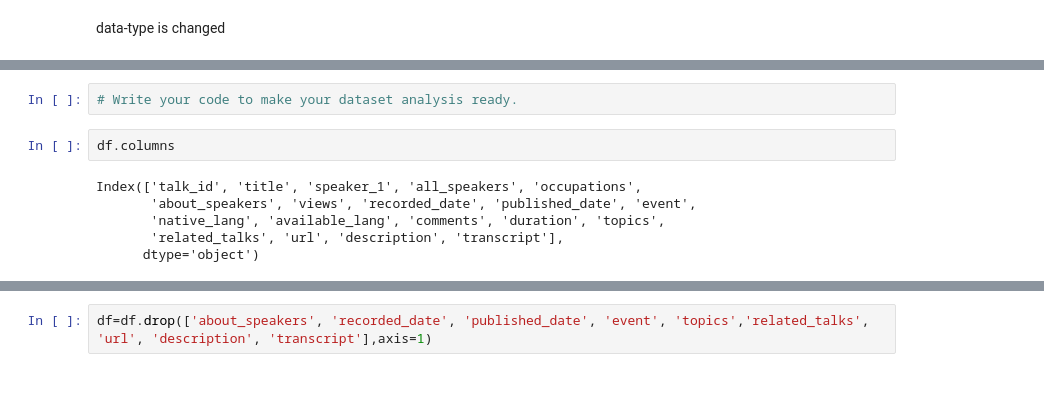
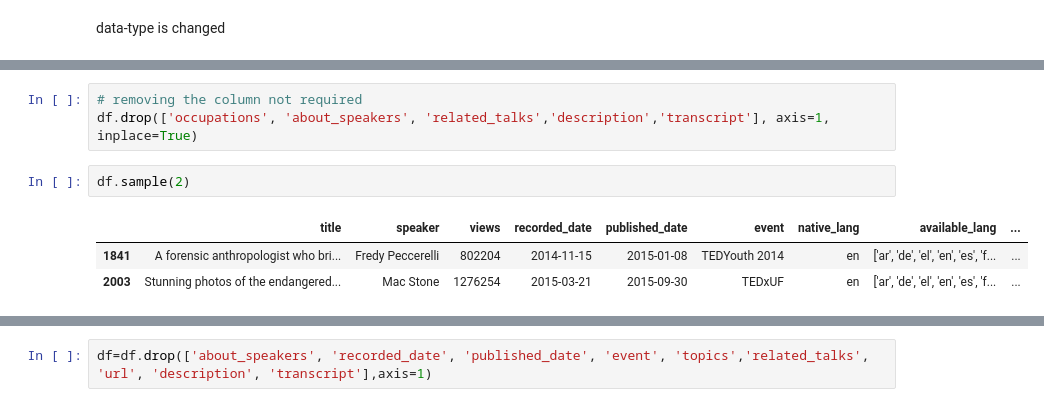
Before and after one commit to Aman811630/TED-talks-views-Prediction--ML-project, a Jupyter notebook: Aman_Singh_ML_project_on_TED_talks_views_prediction_.ipynb, the cells around one changed output, grey strips where cells are left out. Saved outputs shown, nothing was run; the diff lists cells and outputs as text.

```diff
--- a/Aman_Singh_ML_project_on_TED_talks_views_prediction_.ipynb
+++ b/Aman_Singh_ML_project_on_TED_talks_views_prediction_.ipynb
@@ -519,10 +511,9 @@ df.head(5)
-# %%
-# Write your code to make your dataset analysis ready.
-# %%
-df.columns
-# %% [output]
-Index(['talk_id', 'title', 'speaker_1', 'all_speakers', 'occupations',
-       'about_speakers', 'views', 'recorded_date', 'published_date', 'event',
-       'native_lang', 'available_lang', 'comments', 'duration', 'topics',
-       'related_talks', 'url', 'description', 'transcript'],
-      dtype='object')
+# %%
+# removing the column not required
+df.drop(['occupations', 'about_speakers', 'related_talks','description','transcript'], axis=1, inplace=True)
+# %%
+df.sample(2)
+# %% [output]
+|  | title | speaker | views | recorded_date | published_date | event | native_lang | available_lang | ... |
+| 1841 | A forensic anthropologist who bri... | Fredy Peccerelli | 802204 | 2014-11-15 | 2015-01-08 | TEDYouth 2014 | en | ['ar', 'de', 'el', 'en', 'es', 'f... | ... |
+| 2003 | Stunning photos of the endangered... | Mac Stone | 1276254 | 2015-03-21 | 2015-09-30 | TEDxUF | en | ['ar', 'de', 'el', 'en', 'es', 'f... | ... |
```
Also changed, not shown: parts of 25 cells of this notebook.
